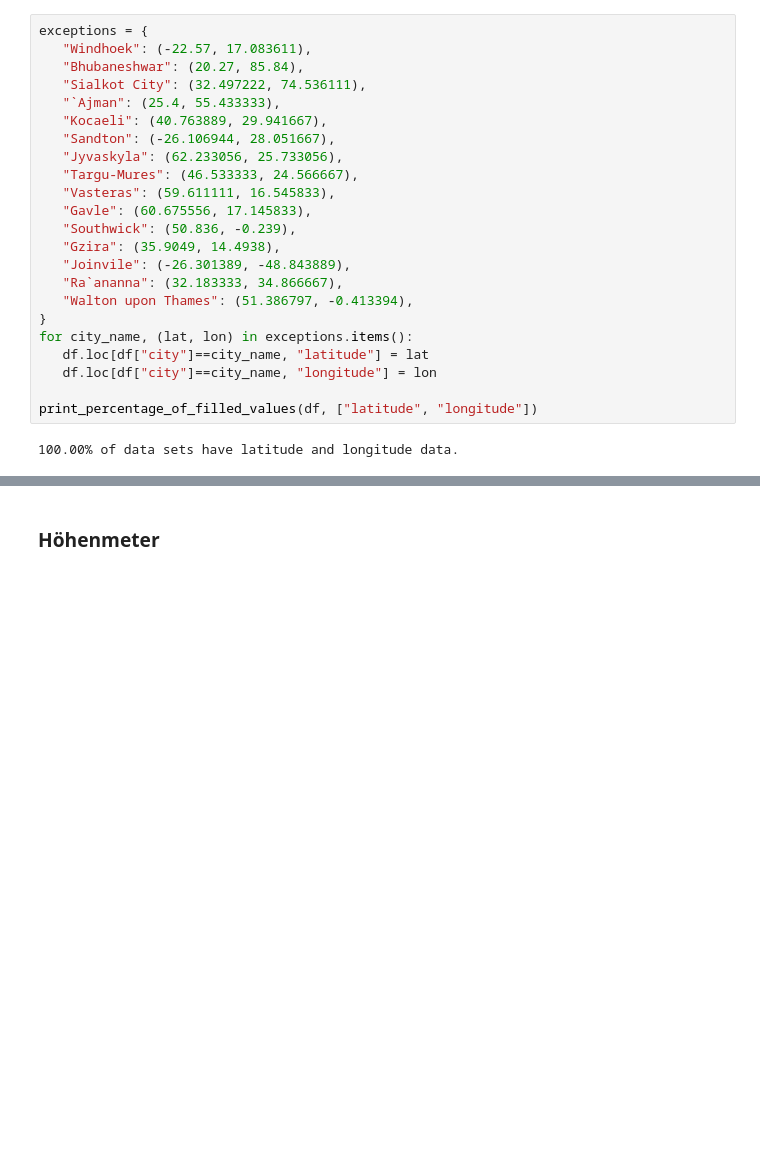
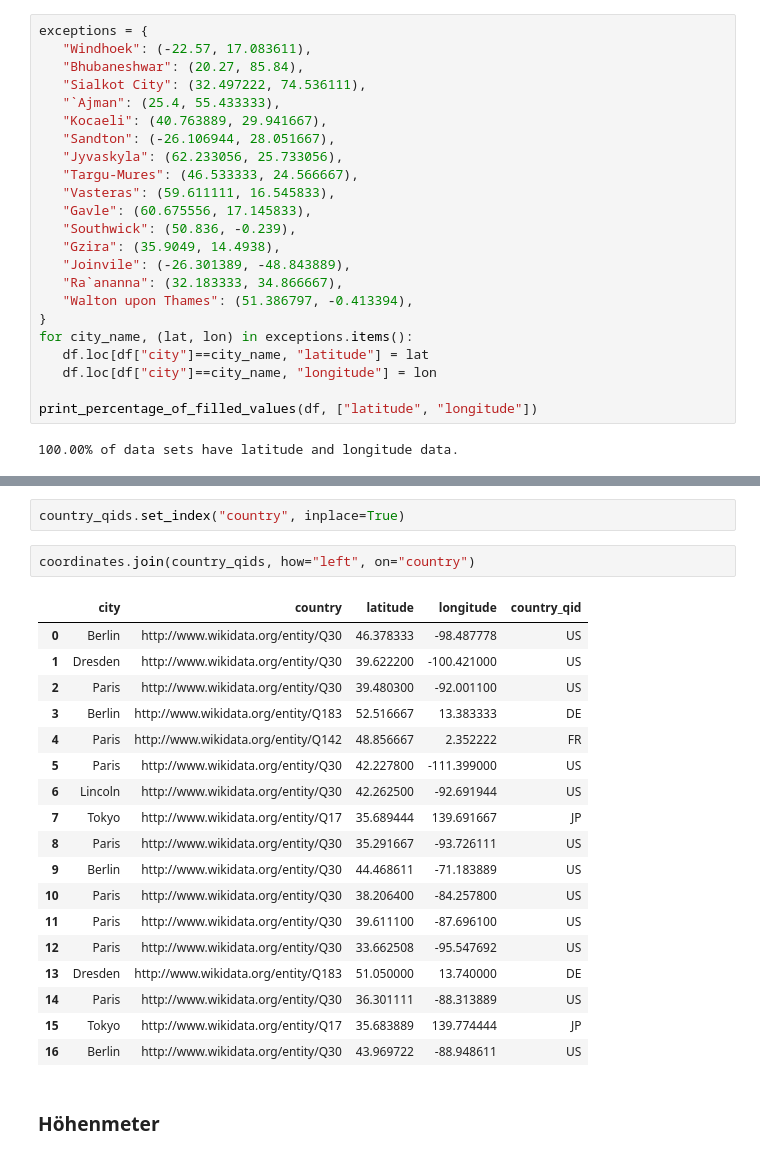
Before and after one commit to GehriJan/data-science-exam, a Jupyter notebook: data_science_exam.ipynb, the cells around one changed output, grey strips where cells are left out. Drawn from its saved outputs; the diff is of its cells as text; blank space fills up the shorter version.

Commit message:
wikidata

```diff
--- a/data_science_exam.ipynb
+++ b/data_science_exam.ipynb
@@ -363,3 +633,26 @@ print_percentage_of_filled_values(df, ["latitude", "longitude"])
+# %%
+country_qids.set_index("country", inplace=True)
+# %%
+coordinates.join(country_qids, how="left", on="country")
+# %% [output]
+|  | city | country | latitude | longitude | country_qid |
+| 0 | Berlin | http://www.wikidata.org/entity/Q30 | 46.378333 | -98.487778 | US |
+| 1 | Dresden | http://www.wikidata.org/entity/Q30 | 39.622200 | -100.421000 | US |
+| 2 | Paris | http://www.wikidata.org/entity/Q30 | 39.480300 | -92.001100 | US |
+| 3 | Berlin | http://www.wikidata.org/entity/Q183 | 52.516667 | 13.383333 | DE |
+| 4 | Paris | http://www.wikidata.org/entity/Q142 | 48.856667 | 2.352222 | FR |
+| 5 | Paris | http://www.wikidata.org/entity/Q30 | 42.227800 | -111.399000 | US |
+| 6 | Lincoln | http://www.wikidata.org/entity/Q30 | 42.262500 | -92.691944 | US |
+| 7 | Tokyo | http://www.wikidata.org/entity/Q17 | 35.689444 | 139.691667 | JP |
+| 8 | Paris | http://www.wikidata.org/entity/Q30 | 35.291667 | -93.726111 | US |
+| 9 | Berlin | http://www.wikidata.org/entity/Q30 | 44.468611 | -71.183889 | US |
+| 10 | Paris | http://www.wikidata.org/entity/Q30 | 38.206400 | -84.257800 | US |
+| 11 | Paris | http://www.wikidata.org/entity/Q30 | 39.611100 | -87.696100 | US |
+| 12 | Paris | http://www.wikidata.org/entity/Q30 | 33.662508 | -95.547692 | US |
+| 13 | Dresden | http://www.wikidata.org/entity/Q183 | 51.050000 | 13.740000 | DE |
+| 14 | Paris | http://www.wikidata.org/entity/Q30 | 36.301111 | -88.313889 | US |
+| 15 | Tokyo | http://www.wikidata.org/entity/Q17 | 35.683889 | 139.774444 | JP |
+| 16 | Berlin | http://www.wikidata.org/entity/Q30 | 43.969722 | -88.948611 | US |
 # %% [markdown]
 ### Höhenmeter
 # %%
```
Also changed, not shown: parts of 7 cells of this notebook.
